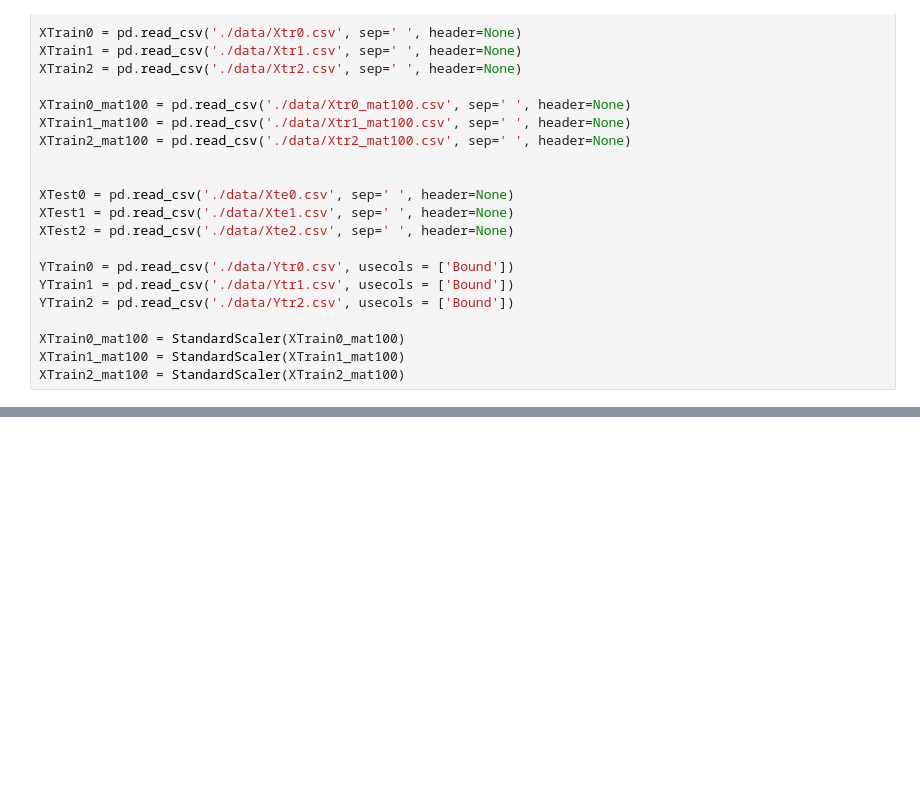
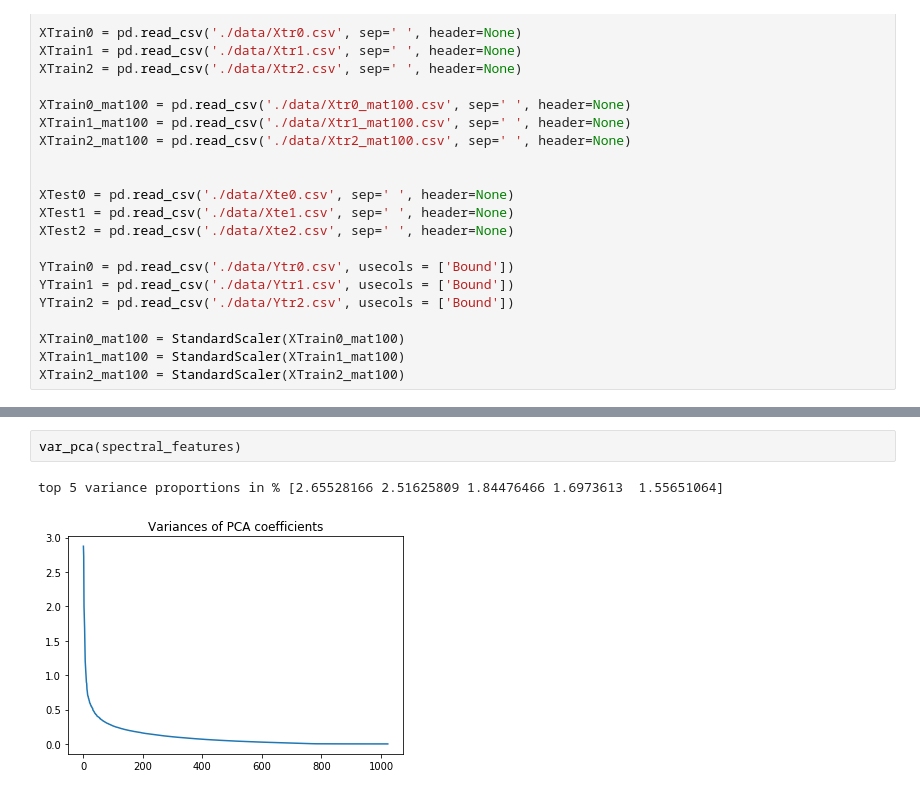
Before and after one commit to jhauret/Kaggle_KernelML_2021, a Jupyter notebook: FeaturesGeneration.ipynb, the cells around one changed output, grey strips where cells are left out. Saved outputs shown, nothing was run; the diff lists cells and outputs as text; blank space fills up the shorter version.

```diff
--- a/FeaturesGeneration.ipynb
+++ b/FeaturesGeneration.ipynb
@@ -59,0 +119,5 @@ plt.show()
+# %%
+var_pca(spectral_features)
+# %% [output]
+top 5 variance proportions in % [2.65528166 2.51625809 1.84476466 1.6973613  1.55651064]
+[figure, added]
```
Also changed, not shown: parts of 16 cells of this notebook.
